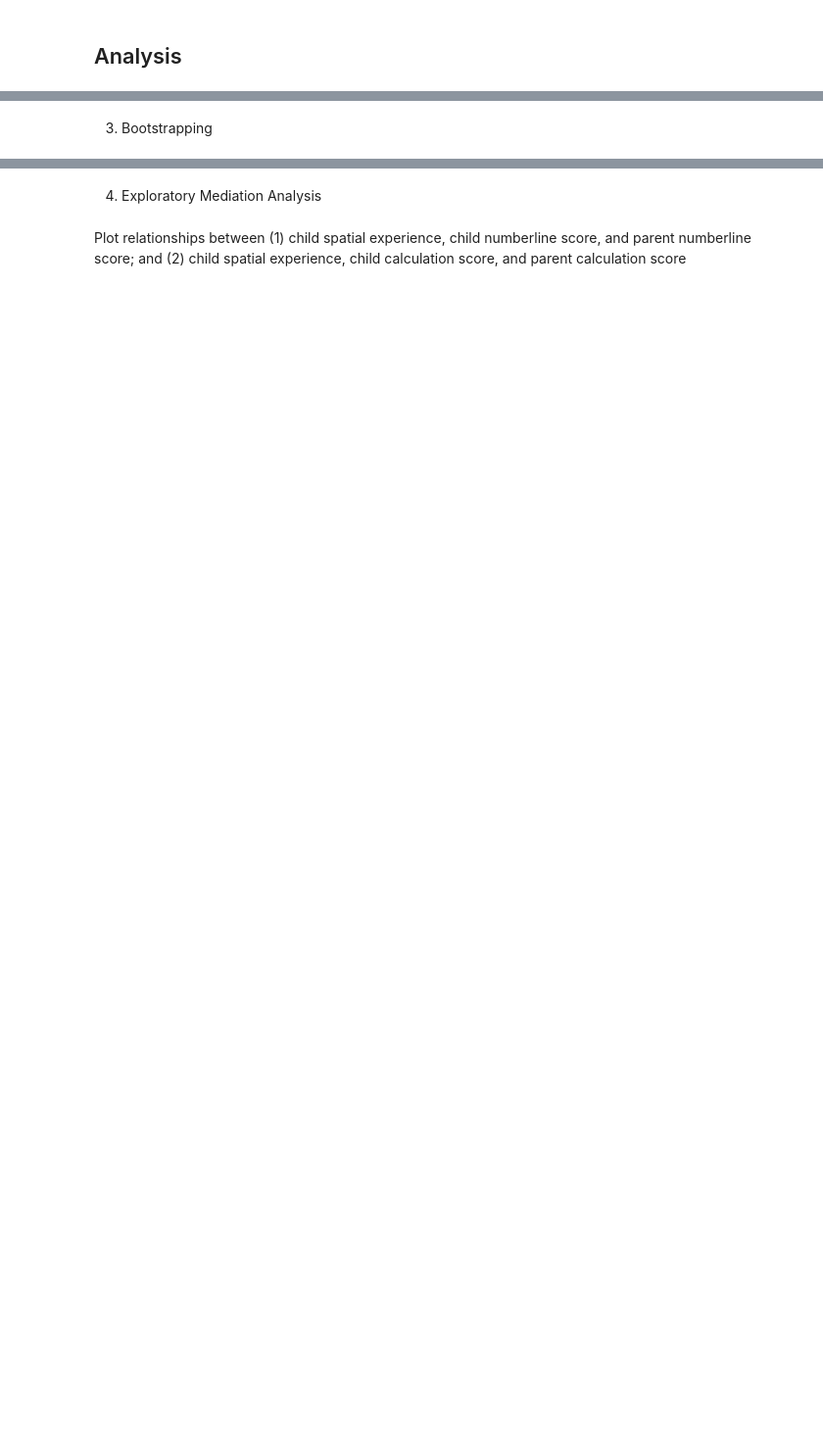
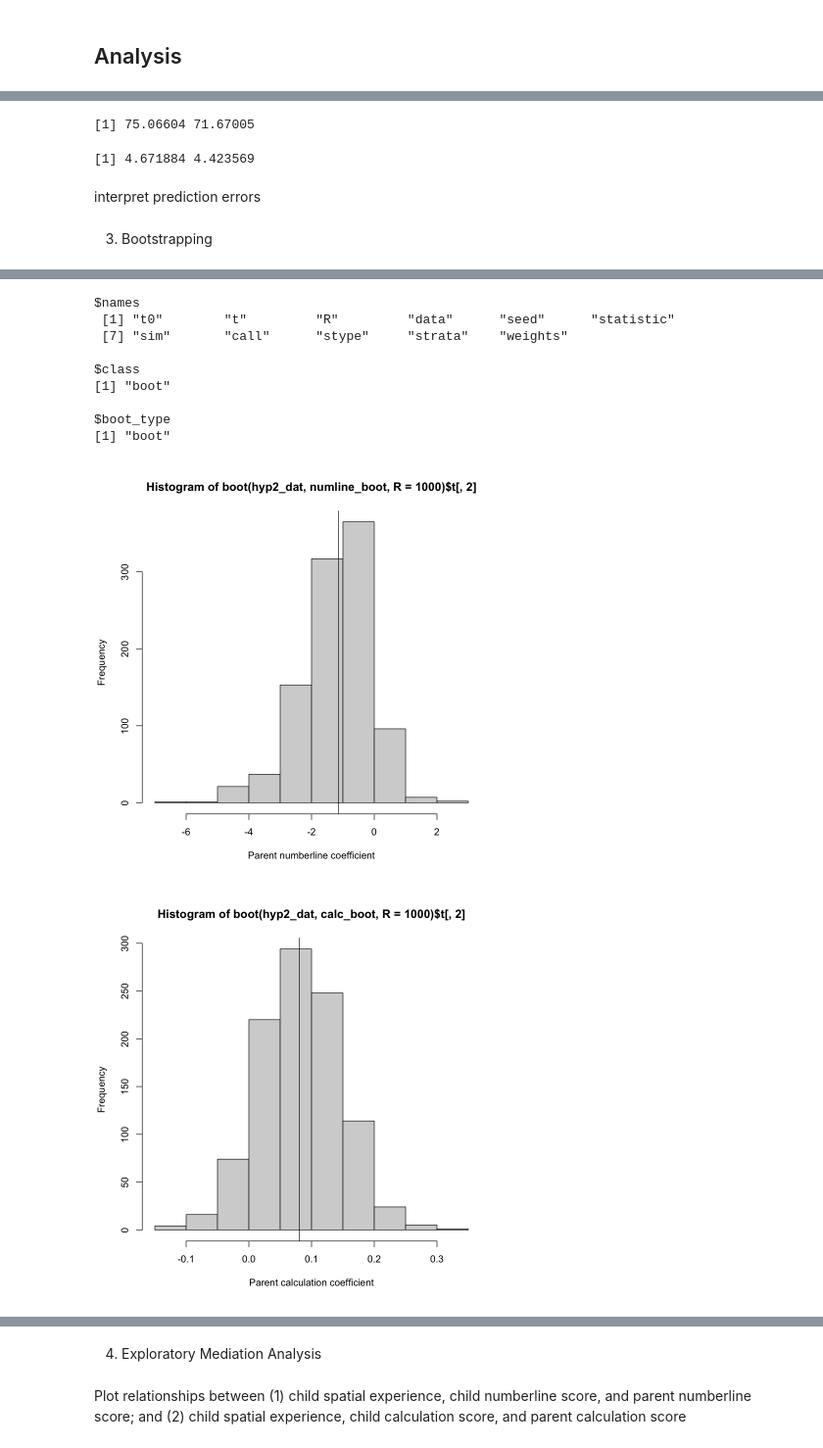
Before and after one commit to ckaicher/Kaicher_DSPN_S23, a Jupyter notebook: Kaicher_DSPN_S23_FinalProject.ipynb, the cells around one changed output, grey strips where cells are left out. Shown at 98% size. Drawn from its saved outputs; the diff is of its cells as text; code cells hidden in the pictures; blank space fills up the shorter version.

```diff
--- a/Kaicher_DSPN_S23_FinalProject.ipynb
+++ b/Kaicher_DSPN_S23_FinalProject.ipynb
@@ -107,8 +278,8 @@ ggplot(hyp2_dat, aes(x=WJCalc_Child)) +
 # %%
-numline_lm <- glm(NumLine_Child ~ NumLine_Parent, hyp2_dat)
-cv.err <- cv.glm(hyp2_dat, numline_lm, K=4)
-cv.err$delta
+library(boot)
 
-calc_lm <- glm(WJCalc_Child ~ WJCalc_Parent, hyp2_dat)
-cv.err <- cv.glm(hyp2_dat, calc_lm, K=4)
-cv.err$delta
+numline_lm <- glm(NumLine_Child ~ NumLine_Parent + Age.Years_Child, data = hyp2_dat)
+summary(numline_lm)
+
+calc_lm <- glm(WJCalc_Child ~ WJCalc_Parent + Age.Years_Child, data = hyp2_dat)
+summary(calc_lm)
@@ -115,13 +325,25 @@ cv.err$delta
+# %%
+numline_cv.err <- cv.glm(hyp2_dat, numline_lm, K=4)
+numline_cv.err$delta
+# %% [output]
+[1] 75.06604 71.67005
+# %%
+calc_cv.err <- cv.glm(hyp2_dat, calc_lm, K=4)
+calc_cv.err$delta
+# %% [output]
+[1] 4.671884 4.423569
+# %% [markdown]
+interpret prediction errors
 # %% [markdown]
 3. Bootstrapping
 # %%
-library(boot)
+library(tidyverse)
 
 numline_boot <- function(data, index){
-    return(coef(lm(NumLine_Child ~ NumLine_Parent, data=data, subset=index)))}
+    return(coef(lm(NumLine_Child ~ NumLine_Parent + Age.Years_Child, data=data, subset=index)))}
 
 calc_boot <- function(data, index){
-    return(coef(lm(WJCalc_Child ~ WJCalc_Parent, data=data, subset=index)))}
+    return(coef(lm(WJCalc_Child ~ WJCalc_Parent + Age.Years_Child, data=data, subset=index)))}
 
 #sanity check
 print(numline_boot(hyp2_dat, 1:34))
@@ -133,6 +355,7 @@ print(numline_boot_obj)
 attributes(numline_boot_obj)
 
 hist(boot(hyp2_dat, numline_boot, R=1000)$t[,2], xlab="Parent numberline coefficient")
+abline(v=numline_lm$coefficients[2])
 
 #bootstrap for calculation model
 calc_boot_obj = boot(hyp2_dat, calc_boot, R=1000)
@@ -140,3 +363,5 @@ print(calc_boot_obj)
 attributes(calc_boot_obj)
 
 hist(boot(hyp2_dat, calc_boot, R=1000)$t[,2], xlab="Parent calculation coefficient")
+abline(v=calc_lm$coefficients[2])
+# %% [output]
@@ -142,0 +406,11 @@ hist(boot(hyp2_dat, calc_boot, R=1000)$t[,2], xlab="Parent calculation coefficie
+$names
+ [1] "t0"        "t"         "R"         "data"      "seed"      "statistic"
+ [7] "sim"       "call"      "stype"     "strata"    "weights"
+
+$class
+[1] "boot"
+
+$boot_type
+[1] "boot"
+[figure, added]
+[figure, added]
```
Also changed, not shown: parts of 30 cells of this notebook.
